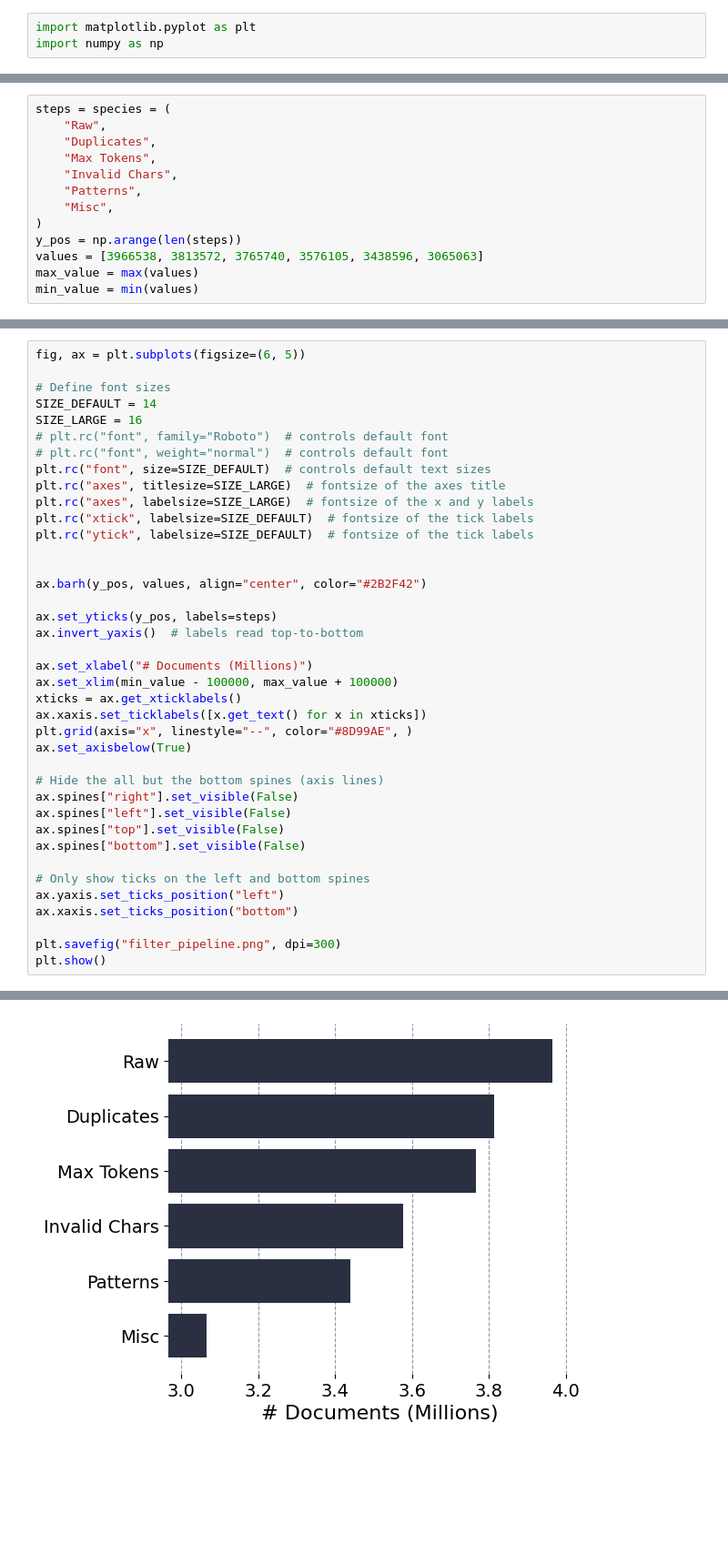
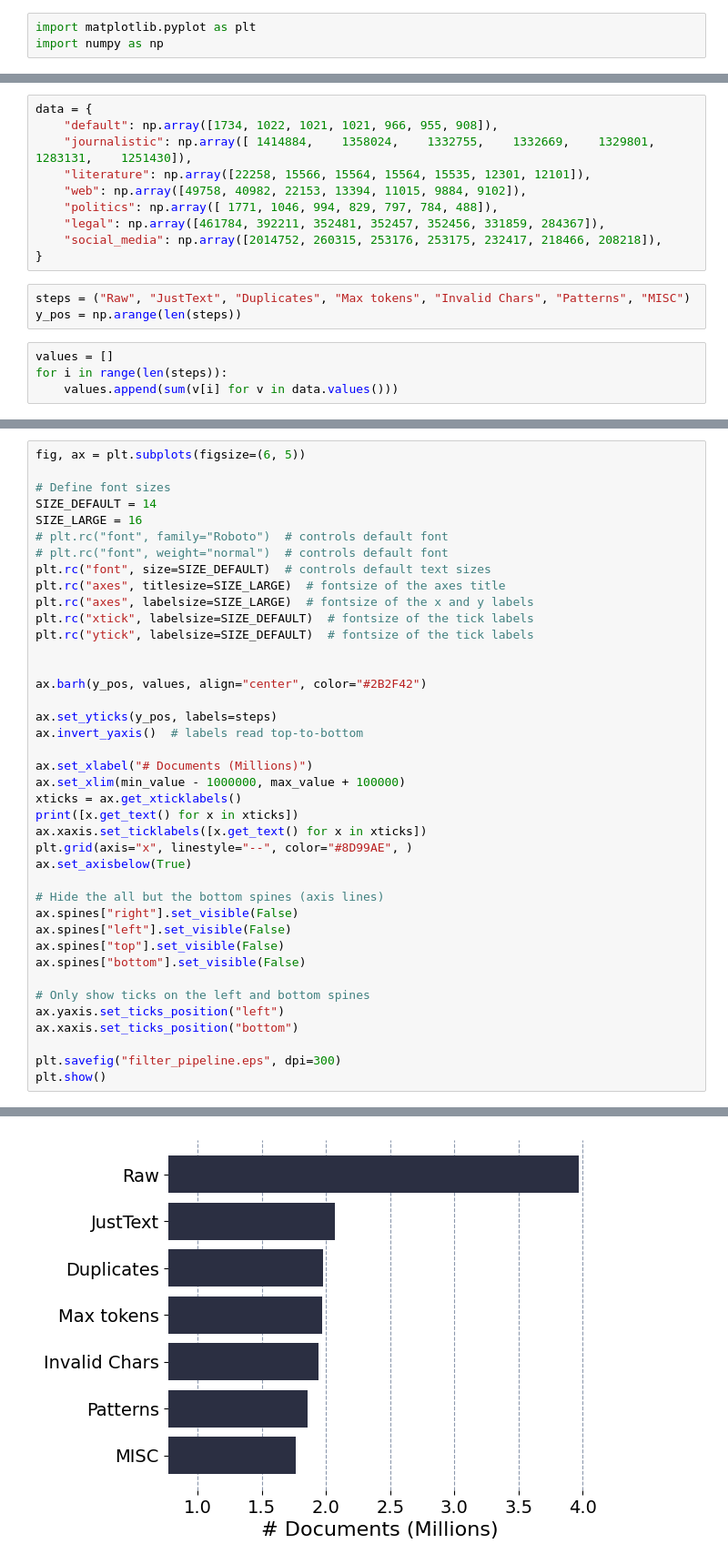
Before and after one commit to hmosousa/ptradutor, a Jupyter notebook: notebooks/filter_pipeline.ipynb, the cells around one changed output, grey strips where cells are left out. Shown at 91% size. Saved outputs shown, nothing was run; the diff lists cells and outputs as text; blank space fills up the shorter version.

Commit message:
Update filter pipeline images

```diff
--- a/notebooks/filter_pipeline.ipynb
+++ b/notebooks/filter_pipeline.ipynb
@@ -59,13 +6,17 @@ plt.show()
+# %%
+data = {
+    "default": np.array([1734, 1022, 1021, 1021, 966, 955, 908]),
+    "journalistic": np.array([ 1414884,    1358024,    1332755,    1332669,    1329801,    1283131,    1251430]),
+    "literature": np.array([22258, 15566, 15564, 15564, 15535, 12301, 12101]),
+    "web": np.array([49758, 40982, 22153, 13394, 11015, 9884, 9102]),
+    "politics": np.array([ 1771, 1046, 994, 829, 797, 784, 488]),
+    "legal": np.array([461784, 392211, 352481, 352457, 352456, 331859, 284367]),
+    "social_media": np.array([2014752, 260315, 253176, 253175, 232417, 218466, 208218]),
+}
 # %%
-steps = species = (
-    "Raw",
-    "Duplicates",
-    "Max Tokens",
-    "Invalid Chars",
-    "Patterns",
-    "Misc",
-)
+steps = ("Raw", "JustText", "Duplicates", "Max tokens", "Invalid Chars", "Patterns", "MISC")
 y_pos = np.arange(len(steps))
-values = [3966538, 3813572, 3765740, 3576105, 3438596, 3065063]
-max_value = max(values)
-min_value = min(values)
+# %%
+values = []
+for i in range(len(steps)):
+    values.append(sum(v[i] for v in data.values()))
@@ -90,8 +48,9 @@ ax.set_yticks(y_pos, labels=steps)
 ax.invert_yaxis()  # labels read top-to-bottom
 
 ax.set_xlabel("# Documents (Millions)")
-ax.set_xlim(min_value - 100000, max_value + 100000)
+ax.set_xlim(min_value - 1000000, max_value + 100000)
 xticks = ax.get_xticklabels()
+print([x.get_text() for x in xticks])
 ax.xaxis.set_ticklabels([x.get_text() for x in xticks])
 plt.grid(axis="x", linestyle="--", color="#8D99AE", )
 ax.set_axisbelow(True)
@@ -106,6 +65,6 @@ ax.spines["bottom"].set_visible(False)
 ax.yaxis.set_ticks_position("left")
 ax.xaxis.set_ticks_position("bottom")
 
-plt.savefig("filter_pipeline.png", dpi=300)
+plt.savefig("filter_pipeline.eps", dpi=300)
 plt.show()
 # %% [output]
@@ -129 +72 @@ findfont: Font family 'Roboto' not found.
-[figure, old version]
+[figure, new version]
```
Also changed, not shown: parts of 6 cells of this notebook, 4 other files.
